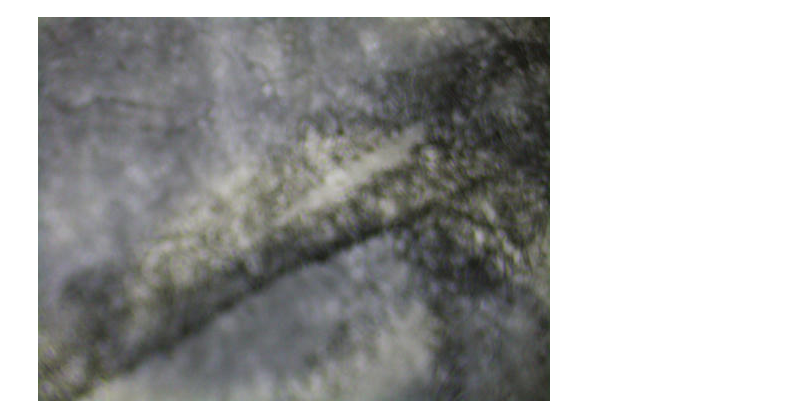
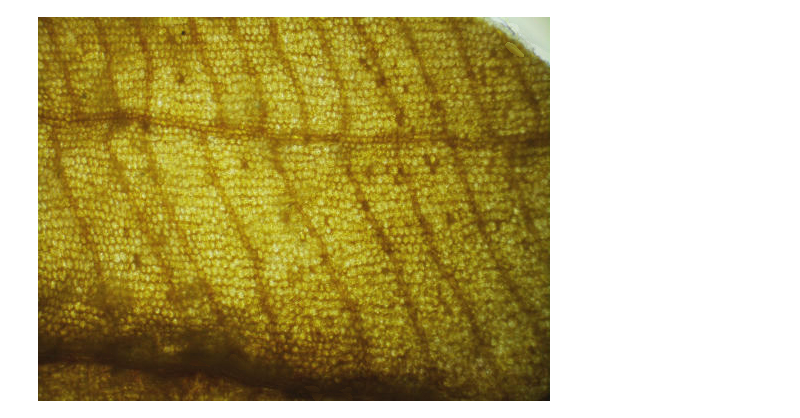
Before and after one commit to kercle/microscopy, a Jupyter notebook: exploration/microscopy/notebooks/focus_stacking.ipynb, the cells around one changed output. Cells and saved outputs as stored; diff of their text form; code cells hidden in the pictures.

Commit message:
Implement rudimentary focus stacking algorithm.

```diff
--- a/exploration/microscopy/notebooks/focus_stacking.ipynb
+++ b/exploration/microscopy/notebooks/focus_stacking.ipynb
@@ -10,7 +14,7 @@ from microscopy.zscan import ZScanRepository
 # %%
 zscan_repo = ZScanRepository(Http("microscope-rpi", 3000))
+fs = FocusStacking.from_zscan(zscan_repo.select(2), 512)
-# %%
-zscan = zscan_repo.select(0)
-zscan.thumbnail(0, 512)
-# %% [output]
-[figure, removed]
+# %%
+PIL.Image.fromarray(fs.condense())
+# %% [output]
+[figure, added]
```
Also changed, not shown: parts of 2 cells of this notebook, 5 other files.
